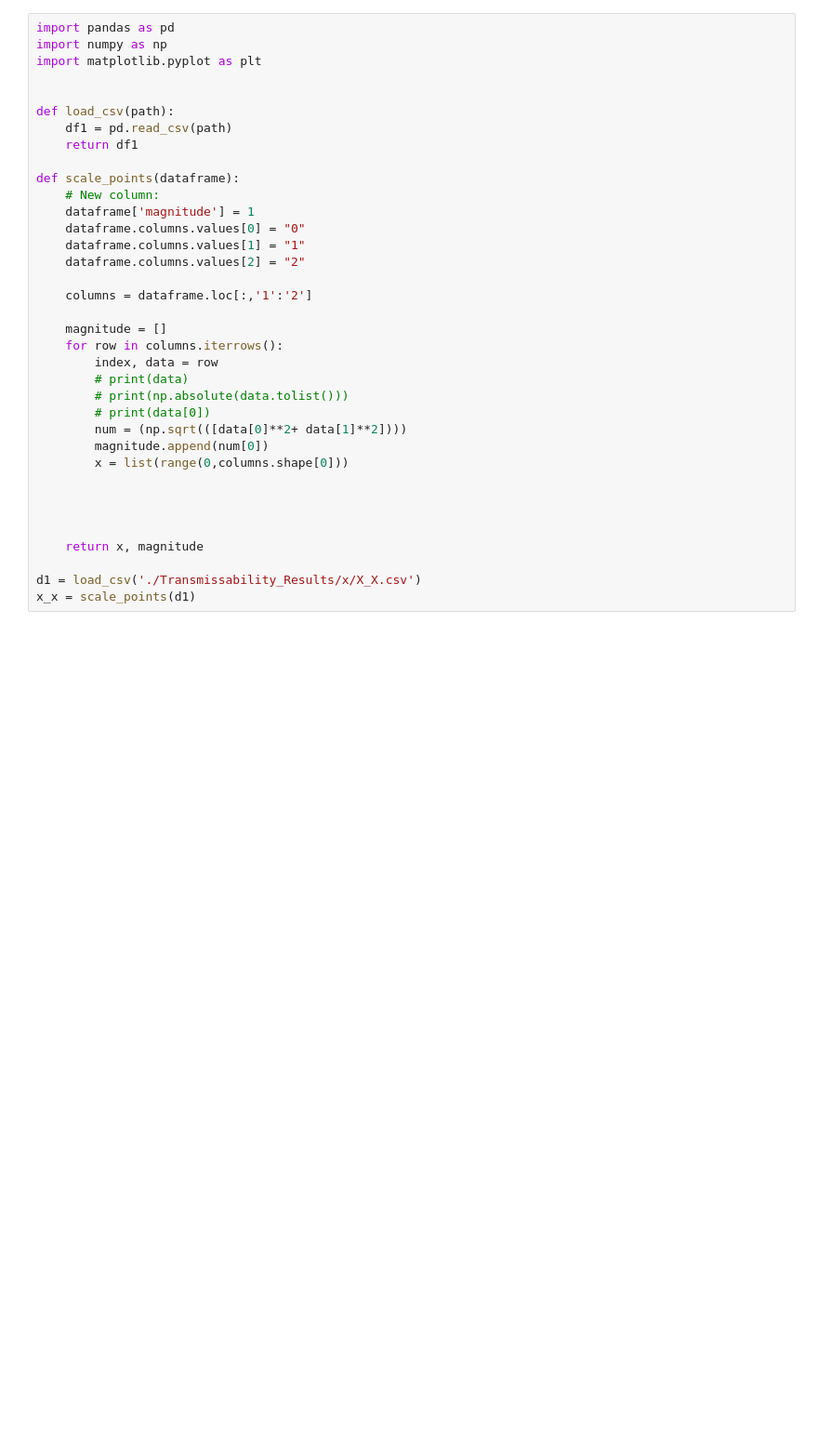
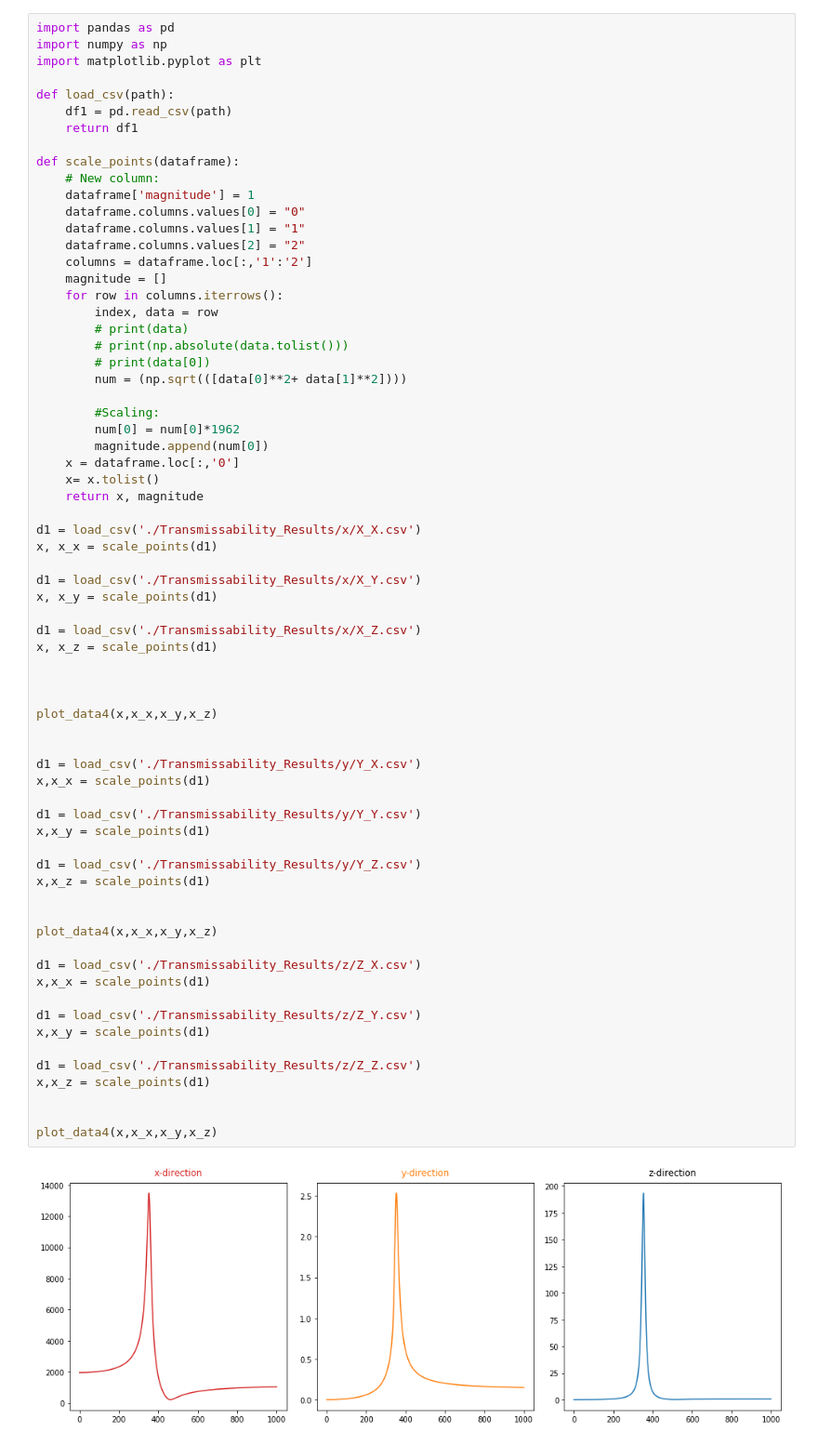
Before and after one commit to StianIsmar/finite-element-analysis-modal-calculator, a Jupyter notebook: Transmissability Plot/Untitled.ipynb, the cells around one changed output. Shown: that part at 93% size. Drawn from its saved outputs; the diff is of its cells as text; blank space fills up the shorter version.

Commit message:
Plot is looking nice

```diff
--- a/Transmissability Plot/Untitled.ipynb
+++ b/Transmissability Plot/Untitled.ipynb
@@ -1,36 +1,70 @@
 # %%
 import pandas as pd
 import numpy as np
 import matplotlib.pyplot as plt
-
 
 def load_csv(path):
     df1 = pd.read_csv(path)
     return df1
 
 def scale_points(dataframe):
     # New column:
     dataframe['magnitude'] = 1
     dataframe.columns.values[0] = "0"
     dataframe.columns.values[1] = "1"
     dataframe.columns.values[2] = "2"
-
     columns = dataframe.loc[:,'1':'2']
-
     magnitude = []
     for row in columns.iterrows():
         index, data = row
         # print(data)
         # print(np.absolute(data.tolist()))
         # print(data[0])
         num = (np.sqrt(([data[0]**2+ data[1]**2])))
+
+        #Scaling:
+        num[0] = num[0]*1962
         magnitude.append(num[0])
-        x = list(range(0,columns.shape[0]))
+    x = dataframe.loc[:,'0']
+    x= x.tolist()
+    return x, magnitude
+
+d1 = load_csv('./Transmissability_Results/x/X_X.csv')
+x, x_x = scale_points(d1)
+
+d1 = load_csv('./Transmissability_Results/x/X_Y.csv')
+x, x_y = scale_points(d1)
+
+d1 = load_csv('./Transmissability_Results/x/X_Z.csv')
+x, x_z = scale_points(d1)
 
 
 
+plot_data4(x,x_x,x_y,x_z)
 
-    return x, magnitude
 
-d1 = load_csv('./Transmissability_Results/x/X_X.csv')
-x_x = scale_points(d1)
+d1 = load_csv('./Transmissability_Results/y/Y_X.csv')
+x,x_x = scale_points(d1)
+
+d1 = load_csv('./Transmissability_Results/y/Y_Y.csv')
+x,x_y = scale_points(d1)
+
+d1 = load_csv('./Transmissability_Results/y/Y_Z.csv')
+x,x_z = scale_points(d1)
+
+
+plot_data4(x,x_x,x_y,x_z)
+
+d1 = load_csv('./Transmissability_Results/z/Z_X.csv')
+x,x_x = scale_points(d1)
+
+d1 = load_csv('./Transmissability_Results/z/Z_Y.csv')
+x,x_y = scale_points(d1)
+
+d1 = load_csv('./Transmissability_Results/z/Z_Z.csv')
+x,x_z = scale_points(d1)
+
+
+plot_data4(x,x_x,x_y,x_z)
+# %% [output]
+[figure, added]
```
Also changed, not shown: parts of 6 cells of this notebook.
